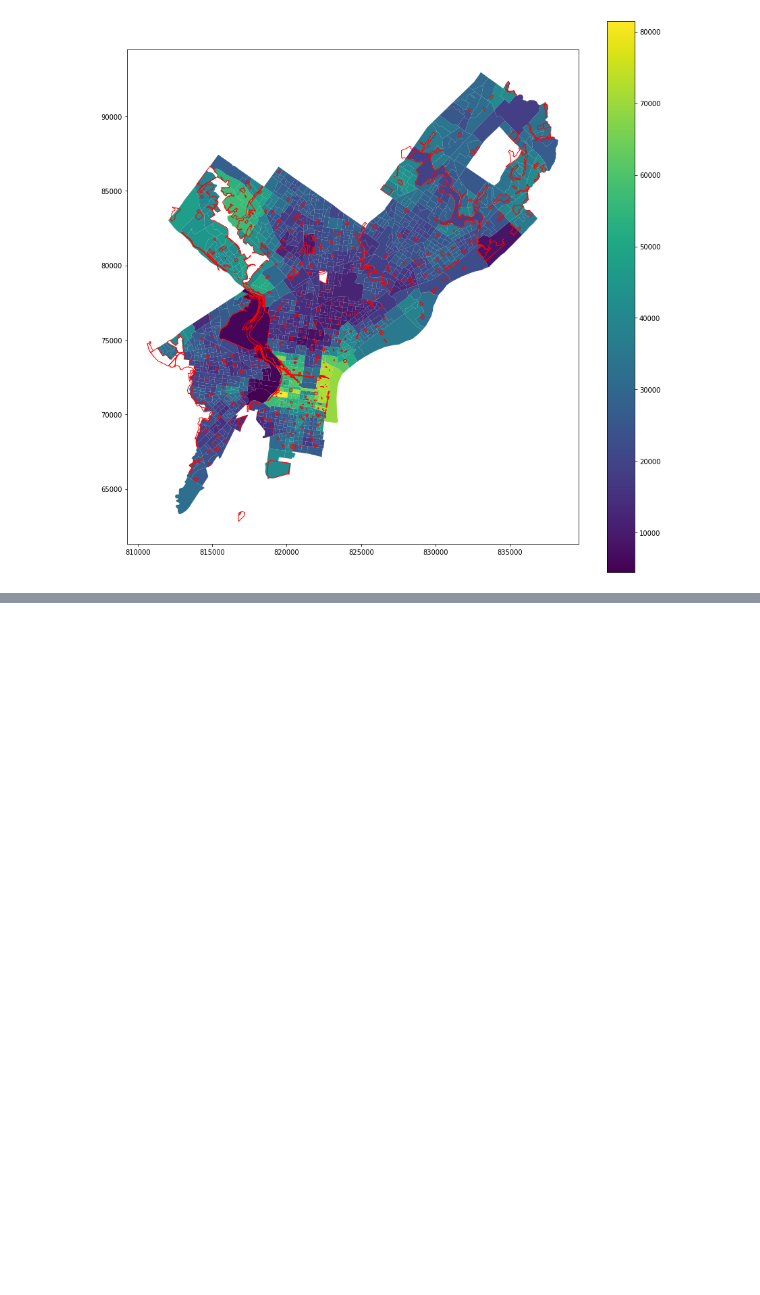
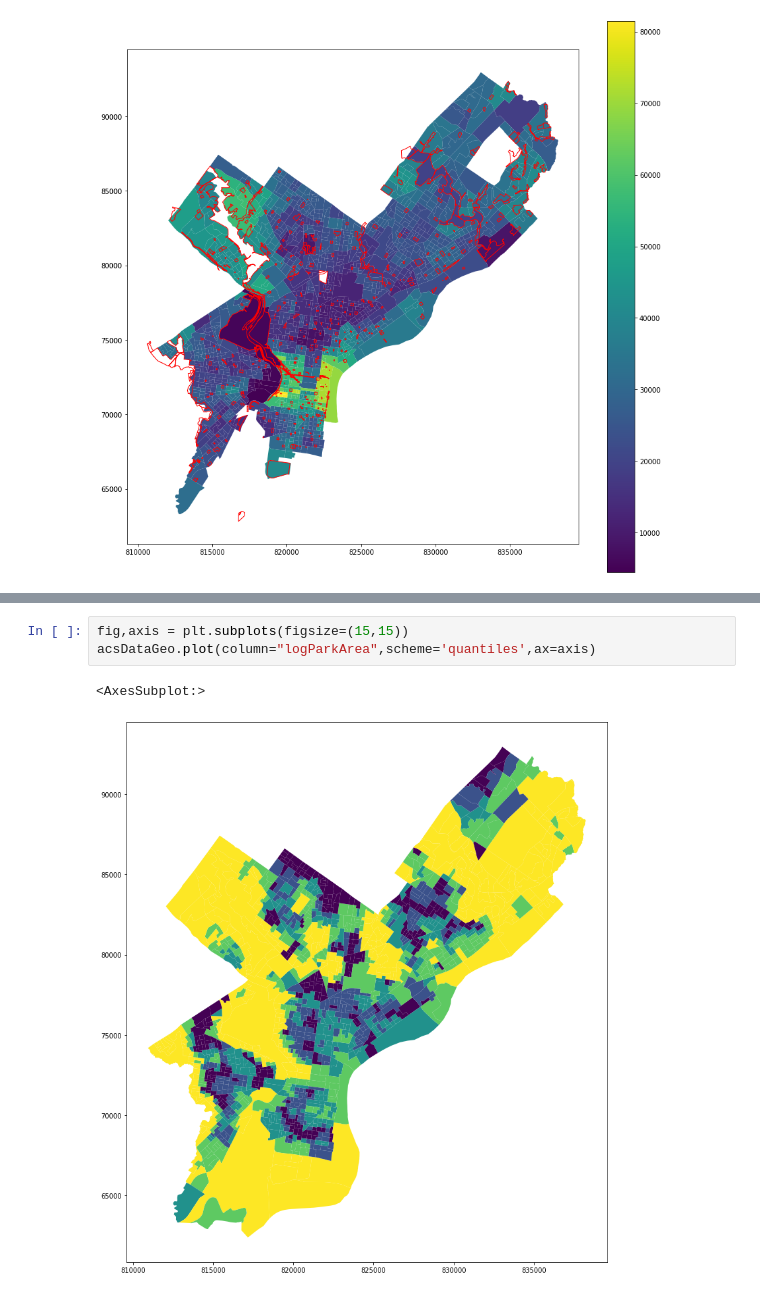
Before and after one commit to Zhen3r/WSOPB-MUSA509, a Jupyter notebook: exploring/equality.ipynb, the cells around one changed output, grey strips where cells are left out. Cells and saved outputs as stored; diff of their text form; blank space fills up the shorter version.

```diff
--- a/exploring/equality.ipynb
+++ b/exploring/equality.ipynb
@@ -115,0 +153,6 @@ parkUnion.plot(fc="None", ec="red",ax=axis)
+# %%
+fig,axis = plt.subplots(figsize=(15,15))
+acsDataGeo.plot(column="logParkArea",scheme='quantiles',ax=axis)
+# %% [output]
+<AxesSubplot:>
+[figure, added]
```
Also changed, not shown: parts of 3 cells of this notebook, 1 other file.
